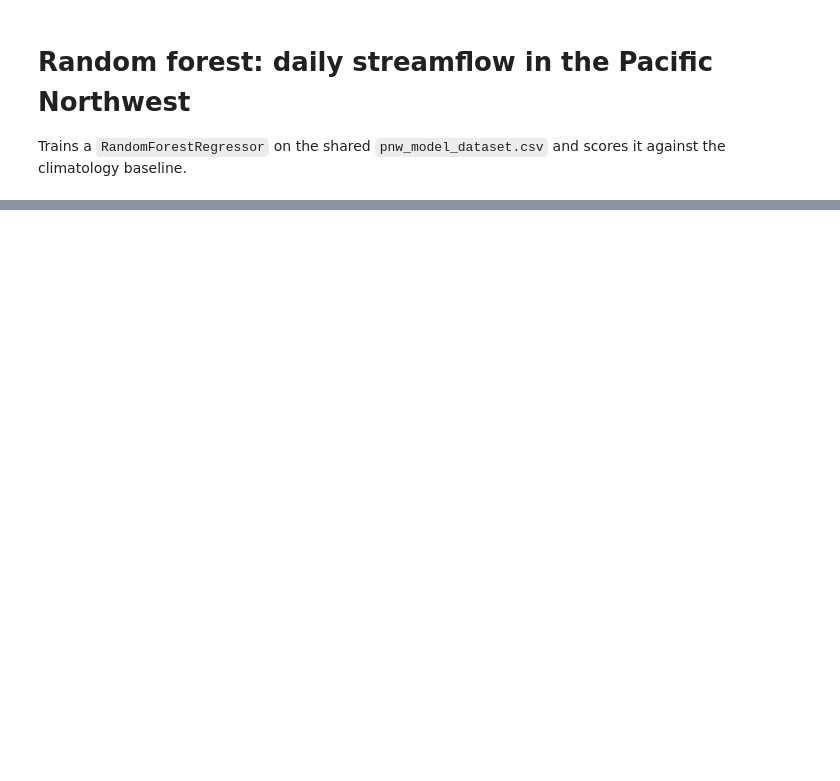
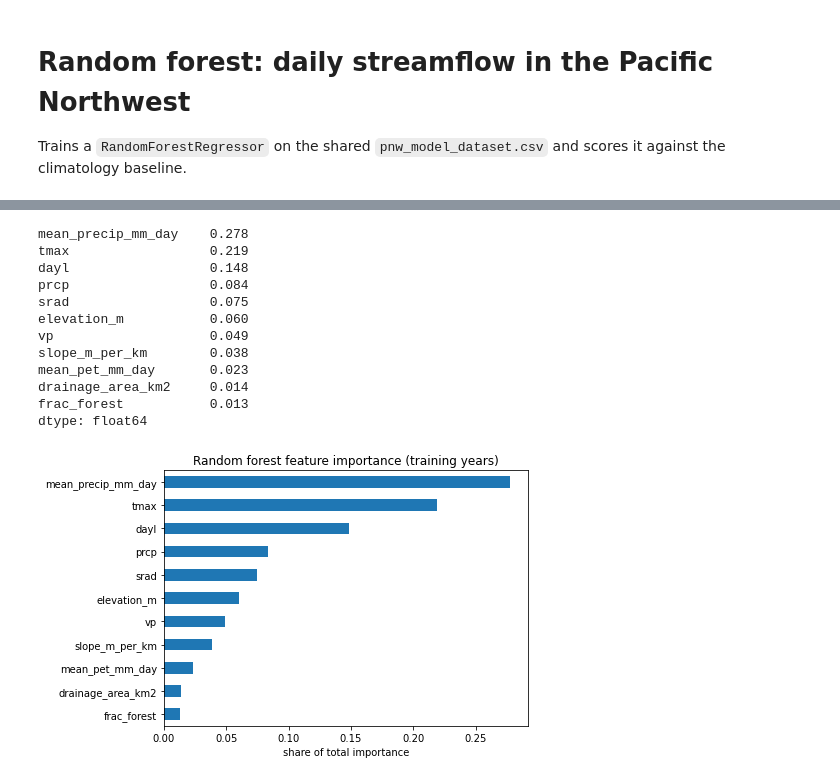
Before and after one commit to Dartmouth-ML-Team-3/streamflow-prediction, a Jupyter notebook: random_forest_model/random_forest.ipynb, the cells around one changed output, grey strips where cells are left out. Drawn from its saved outputs; the diff is of its cells as text; code cells hidden in the pictures; blank space fills up the shorter version.

Commit message:
Random forest model: notebook, results and README

```diff
--- a/random_forest_model/random_forest.ipynb
+++ b/random_forest_model/random_forest.ipynb
@@ -106,0 +132,32 @@ results
+# %%
+# 9. Importance
+# Share of variance reduction each input contributed across all 200 trees; sums to 1.
+# Correlation, not causation; credit is shared between correlated inputs.
+import matplotlib.pyplot as plt
+
+importance = (
+    pd.Series(rf.feature_importances_, index=input_cols)
+    .sort_values(ascending=True)
+)
+print(importance.round(3).sort_values(ascending=False))
+
+fig, ax = plt.subplots(figsize=(7, 4.5))
+importance.plot.barh(ax=ax)
+ax.set_xlabel("share of total importance")
+ax.set_title("Random forest feature importance (training years)")
+plt.tight_layout()
+plt.show()
+# %% [output]
+mean_precip_mm_day    0.278
+tmax                  0.219
+dayl                  0.148
+prcp                  0.084
+srad                  0.075
+elevation_m           0.060
+vp                    0.049
+slope_m_per_km        0.038
+mean_pet_mm_day       0.023
+drainage_area_km2     0.014
+frac_forest           0.013
+dtype: float64
+[figure, added]
```
Also changed, not shown: parts of 10 cells of this notebook, 1 other file.
